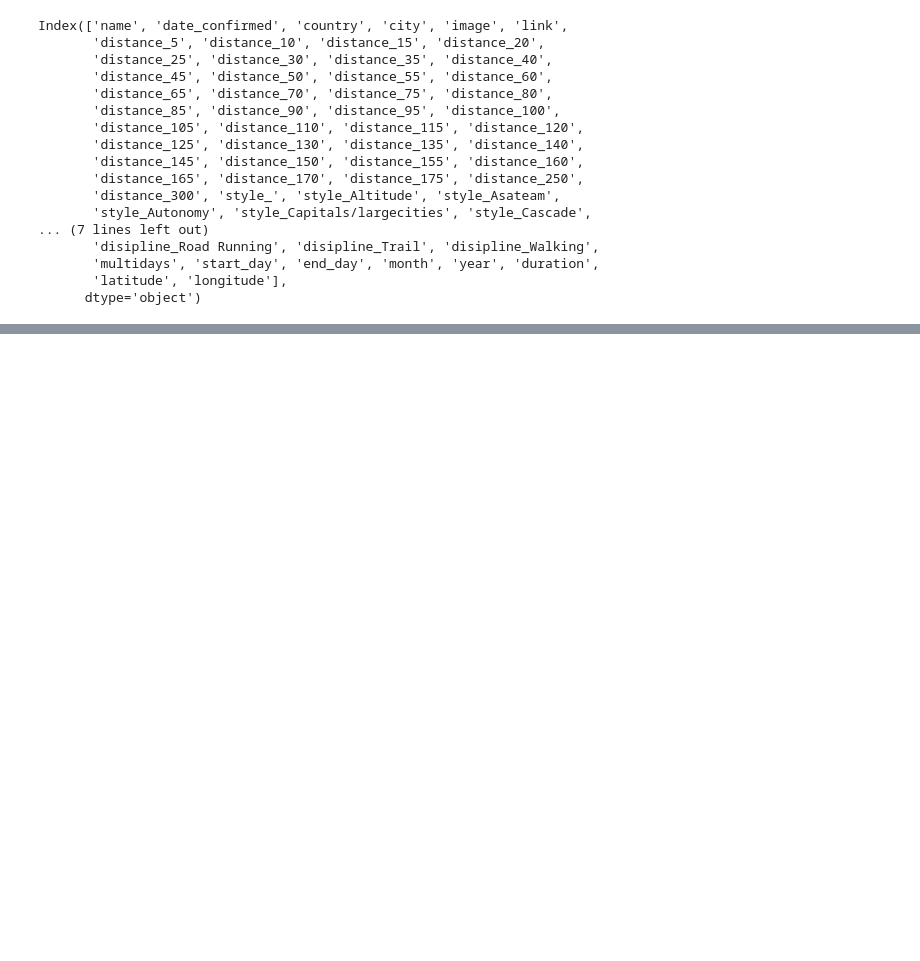
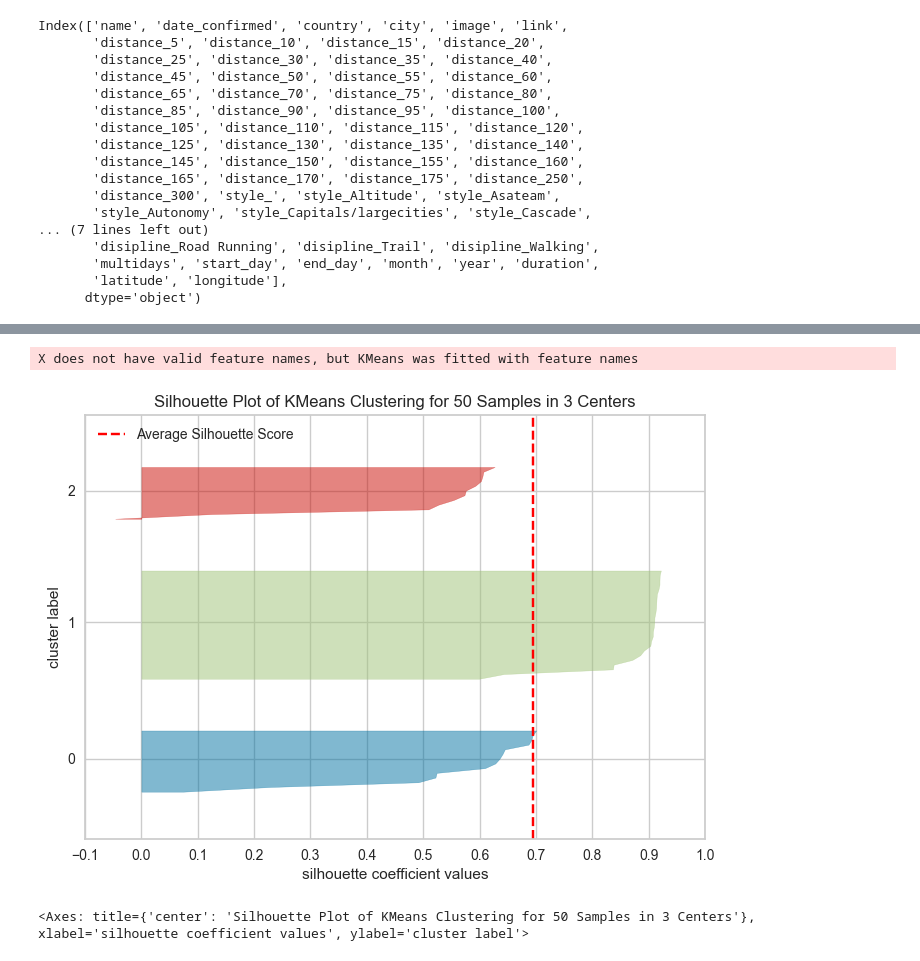
Before and after one commit to thibtd/DataEng_UTMB_pipeline, a Jupyter notebook: analysis/utmb_notebook.ipynb, the cells around one changed output, grey strips where cells are left out. Saved outputs shown, nothing was run; the diff lists cells and outputs as text; code cells hidden in the pictures; blank space fills up the shorter version.

```diff
--- a/analysis/utmb_notebook.ipynb
+++ b/analysis/utmb_notebook.ipynb
@@ -262,3 +293,12 @@ array([0, 1, 1, 2, 0, 2, 0, 1, 0, 2, 2, 1, 0, 0, 2, 0, 0, 0, 0, 1, 2, 0,
+# %%
+from yellowbrick.cluster import SilhouetteVisualizer
+visualizer = SilhouetteVisualizer(kmeans, colors='yellowbrick')
+visualizer.fit(X_cluster)
+visualizer.show()
+# %% [output]
+X does not have valid feature names, but KMeans was fitted with feature names
+[figure, added]
+<Axes: title={'center': 'Silhouette Plot of KMeans Clustering for 50 Samples in 3 Centers'}, xlabel='silhouette coefficient values', ylabel='cluster label'>
 # %%
 from sklearn.decomposition import PCA
 from matplotlib.lines import Line2D
```
Also changed, not shown: parts of 23 cells of this notebook.
